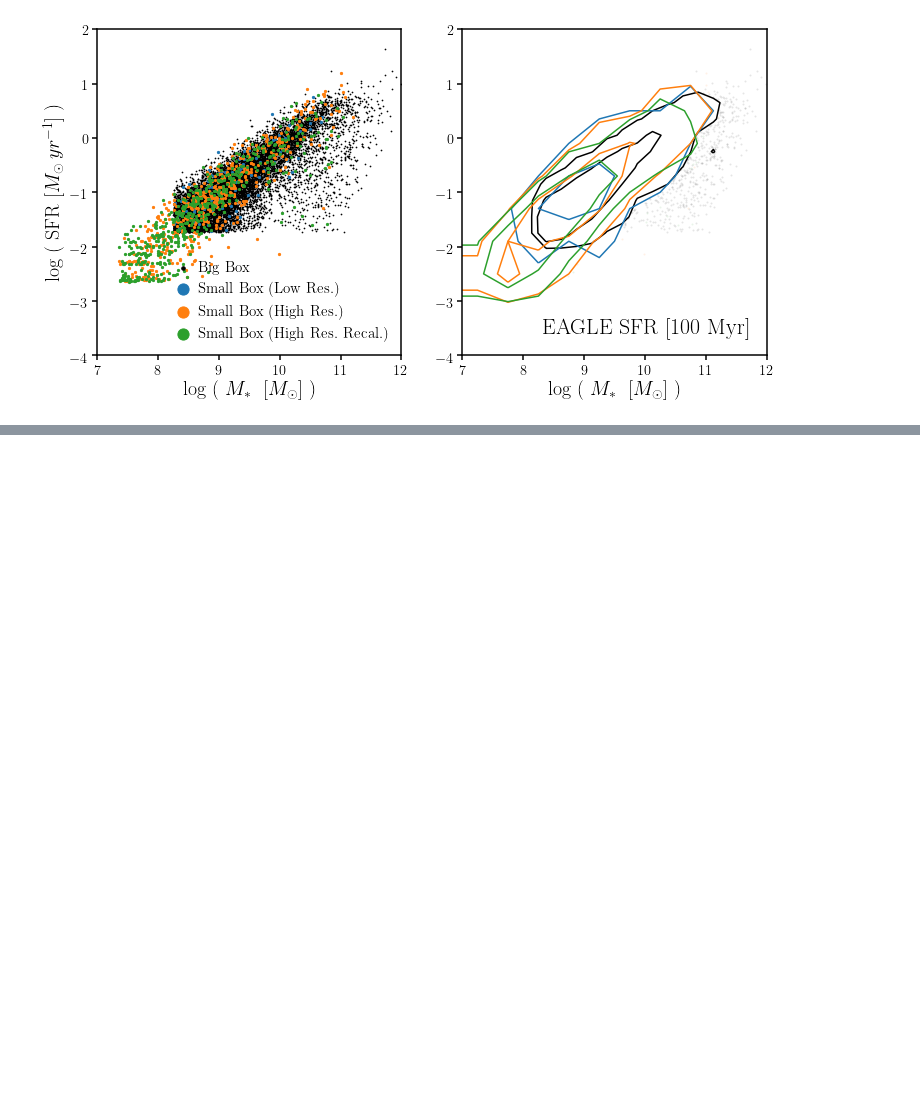
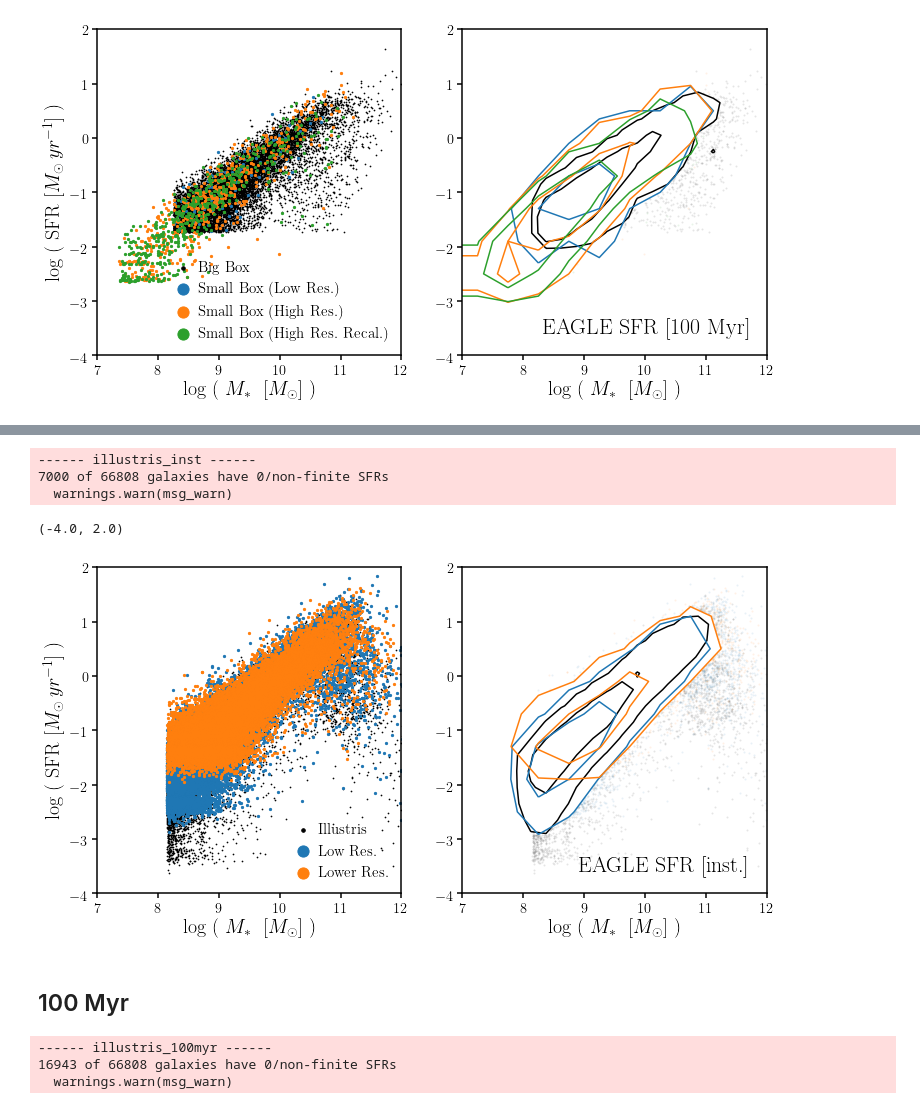
Before and after one commit to changhoonhahn/LetsTalkAboutQuench, a Jupyter notebook: notebooks/local_resolution_effect.ipynb, the cells around one changed output, grey strips where cells are left out. Cells and saved outputs as stored; diff of their text form; code cells hidden in the pictures; blank space fills up the shorter version.

Commit message:
examining the SFR-M* of EAGLE and Illustris with different resolutions

```diff
--- a/notebooks/local_resolution_effect.ipynb
+++ b/notebooks/local_resolution_effect.ipynb
@@ -181,0 +166,11 @@ for i in range(len(n_grp_s_hi_re)):
+# %%
+cats = Cats.Catalog()
+logM_big, logSFR_big, _, censat_big = cats.Read('illustris_inst')
+is_cen_big = (censat_big == 1)
+
+logM_big = logM_big[is_cen_big]
+logSFR_big = logSFR_big[is_cen_big]
+# %% [output]
+------ illustris_inst ------
+7000 of 66808 galaxies have 0/non-finite SFRs
+  warnings.warn(msg_warn)
@@ -181,0 +191,54 @@ for i in range(len(n_grp_s_hi_re)):
+# %%
+# same size box with even lower resolution
+f_big_lower = ''.join([UT.dat_dir(), 'Illustris3_extended_individual_galaxy_values_all1e8Msunh_z0.csv'])
+logM_b_lower, SSFR_b_lower, censat_b_lower = np.loadtxt(f_big_lower, skiprows=1, unpack=True,
+                                                  usecols=[0, 1, -1], delimiter=',')
+logSFR_b_lower = np.log10(SSFR_b_lower) + logM_b_lower
+
+particle100_lower = (logM_b_lower > 9.9)
+
+is_cen_b_lower = (censat_b_lower.astype(int) == 1) #& particle100_lower
+
+logM_b_lower = logM_b_lower[is_cen_b_lower]
+logSFR_b_lower = logSFR_b_lower[is_cen_b_lower]
+# %%
+fig = plt.figure(figsize=(12,6))
+sub = fig.add_subplot(121)
+sub.scatter(logM_big, logSFR_big, c='k', s=0.5, label='Illustris')
+sub.scatter(logM_b_low, logSFR_b_low, c='C0', s=5, label='Low Res.')
+sub.scatter(logM_b_lower, logSFR_b_lower, c='C1', s=5, label='Lower Res.')
+sub.legend(loc='lower right', markerscale=5, handletextpad=0., prop={'size':15})
+sub.set_xlabel(r'log ( $M_* \;\;[M_\odot]$ )', fontsize=20)
+sub.set_xlim([7., 12.])
+sub.set_ylabel(r'log ( SFR $[M_\odot \, yr^{-1}]$ )', fontsize=20)
+sub.set_ylim([-4., 2.])
+
+sub = fig.add_subplot(122)
+plot_range = [[7., 12.], [-4., 2.]]
+DFM.hist2d(logM_big, logSFR_big, color='k',
+           levels=[0.68, 0.95], range=plot_range, plot_density=False, fill_contours=False, ax=sub)
+DFM.hist2d(logM_b_low, logSFR_b_low, color='C0', bins=10,
+           levels=[0.68, 0.95], range=plot_range, plot_density=False, fill_contours=False, ax=sub)
+DFM.hist2d(logM_b_lower, logSFR_b_lower, color='C1', bins=10,
+           levels=[0.68, 0.95], range=plot_range, plot_density=False, fill_contours=False, ax=sub)
+sub.text(0.95, 0.05, 'EAGLE SFR [inst.]', ha='right', va='bottom', transform=sub.transAxes, fontsize=22)
+sub.legend(loc='upper left', markerscale=5, handletextpad=0., prop={'size':20})
+sub.set_xlabel(r'log ( $M_* \;\;[M_\odot]$ )', fontsize=20)
+sub.set_xlim([7., 12.])
+sub.set_ylim([-4., 2.])
+# %% [output]
+(-4.0, 2.0)
+[figure, added]
+# %% [markdown]
+## 100 Myr
+# %%
+cats = Cats.Catalog()
+logM_big, logSFR_big, _, censat_big = cats.Read('illustris_100myr')
+is_cen_big = (censat_big == 1)
+
+logM_big = logM_big[is_cen_big]
+logSFR_big = logSFR_big[is_cen_big]
+# %% [output]
+------ illustris_100myr ------
+16943 of 66808 galaxies have 0/non-finite SFRs
+  warnings.warn(msg_warn)
```
Also changed, not shown: parts of 7 cells of this notebook.
